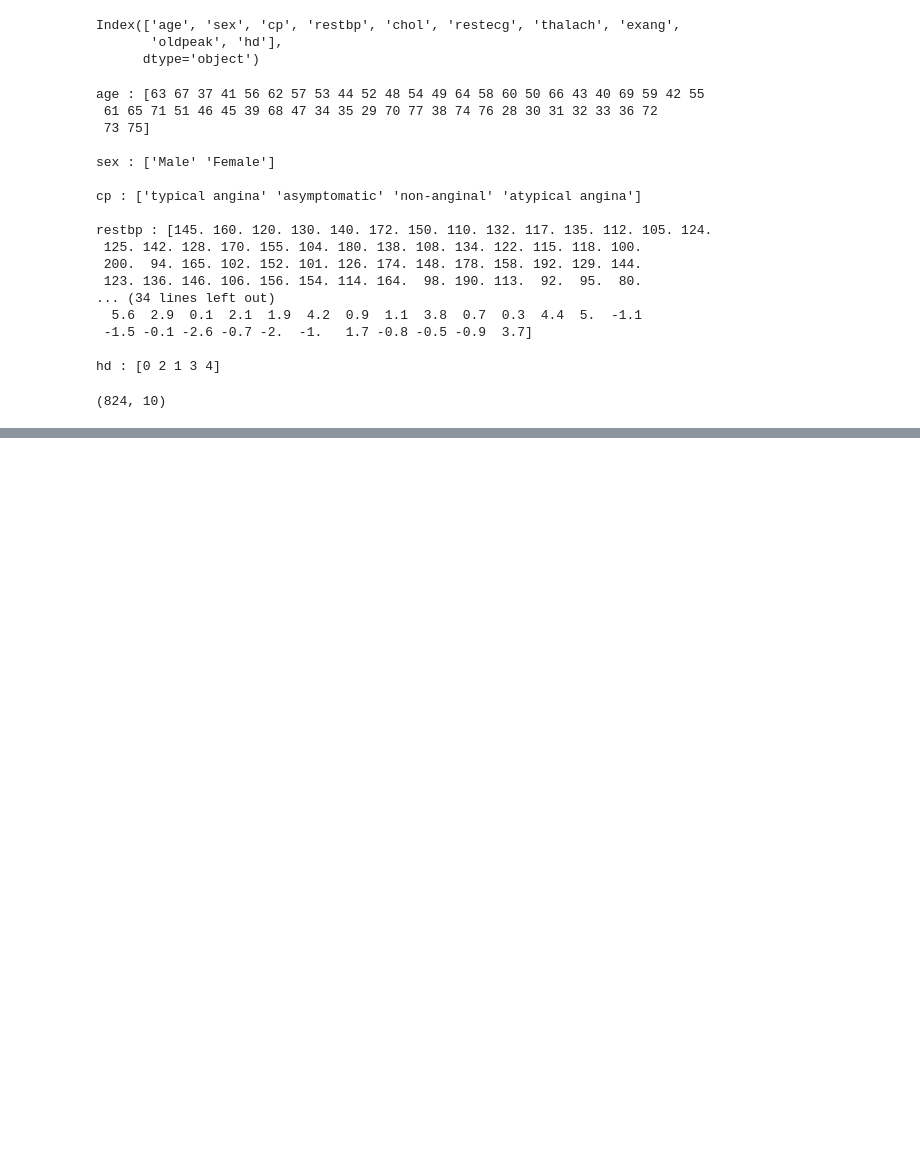
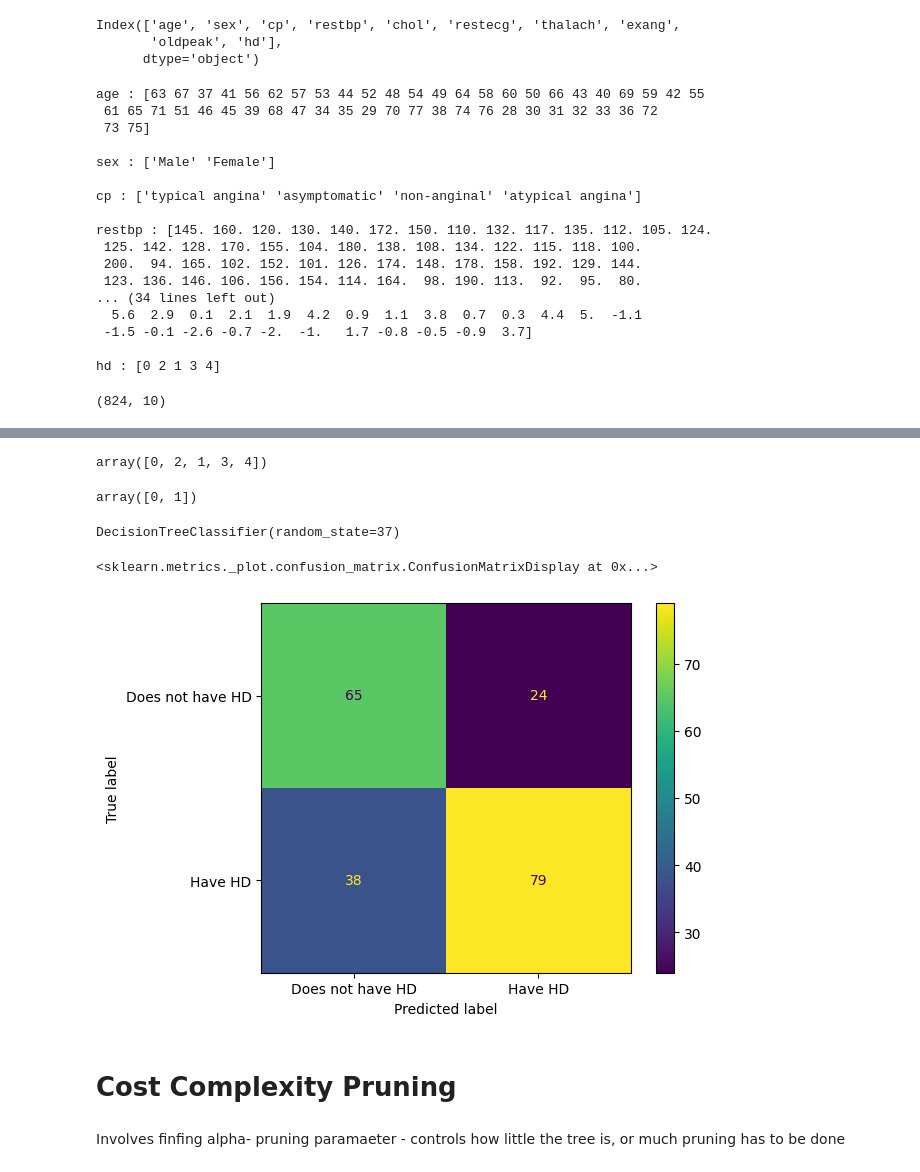
Before and after one commit to noo-nine/Machine-Learning, a Jupyter notebook: Classification_Trees.ipynb, the cells around one changed output, grey strips where cells are left out. Drawn from its saved outputs; the diff is of its cells as text; code cells hidden in the pictures; blank space fills up the shorter version.

Commit message:
cost complexity pruning

```diff
--- a/Classification_Trees.ipynb
+++ b/Classification_Trees.ipynb
@@ -182,0 +215,33 @@ heart_clean.shape
+# %%
+heart_encoded = pd.get_dummies(x, columns = ['sex', 'cp', 'restecg'], dtype = int)
+# %%
+y.unique()
+# %% [output]
+array([0, 2, 1, 3, 4])
+# %%
+# we care only about 0 and 1 values
+y_not_zero = y > 0
+y[y_not_zero] = 1
+y.unique()
+# %% [output]
+array([0, 1])
+# %%
+from sklearn.model_selection import train_test_split
+x_train, x_test, y_train, y_test = train_test_split(heart_encoded, y,  test_size = 0.25, random_state = 49 )
+# %%
+# building descision tree
+from sklearn.tree import DecisionTreeClassifier
+clf_dt = DecisionTreeClassifier(random_state = 37)
+clf_dt.fit(x_train, y_train)
+# %% [output]
+DecisionTreeClassifier(random_state=37)
+# %%
+from sklearn.metrics import confusion_matrix, ConfusionMatrixDisplay
+ConfusionMatrixDisplay.from_estimator(clf_dt, x_test, y_test, display_labels = ['Does not have HD', 'Have HD'])
+# %% [output]
+<sklearn.metrics._plot.confusion_matrix.ConfusionMatrixDisplay at 0x...>
+[figure, added]
+# %% [markdown]
+# Cost Complexity **Pruning**
+# %% [markdown]
+Involves finfing alpha- pruning paramaeter - controls how little the tree is, or much pruning has to be done
```
Also changed, not shown: parts of 8 cells of this notebook.
